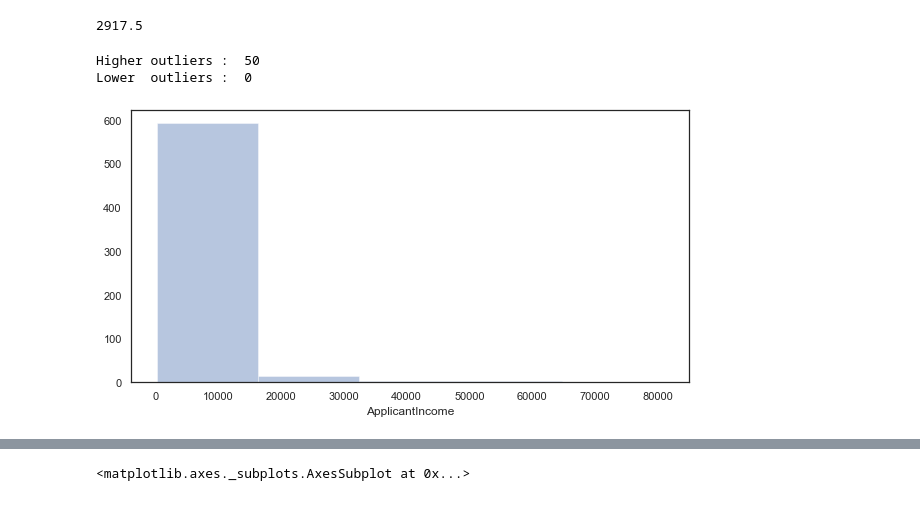
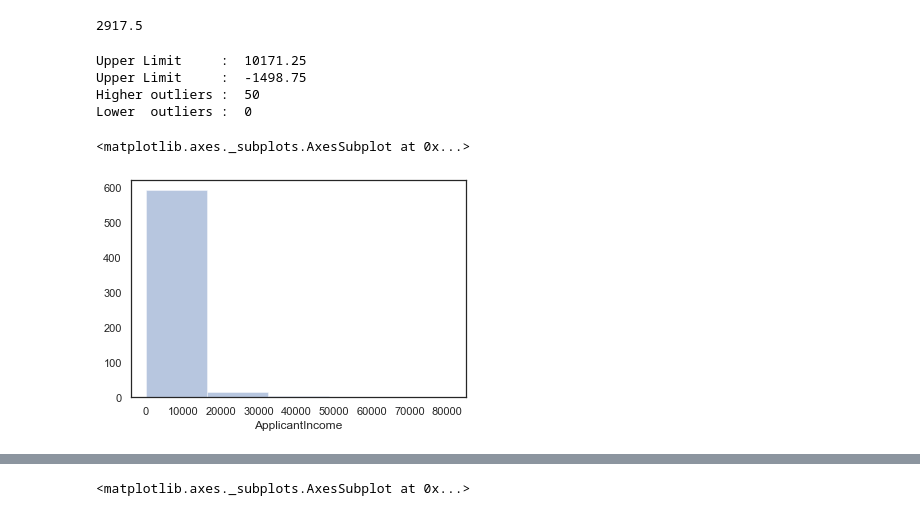
Before and after one commit to srikanthpragada/DS_01_OCT_2019, a Jupyter notebook: loan/loan_prediction.ipynb, the cells around one changed output, grey strips where cells are left out. Saved outputs shown, nothing was run; the diff lists cells and outputs as text; code cells hidden in the pictures.

```diff
--- a/loan/loan_prediction.ipynb
+++ b/loan/loan_prediction.ipynb
@@ -250,13 +232,18 @@ iqr
 # %% [output]
 2917.5
 # %%
+print("Upper Limit     : ", (q3 + 1.5 * iqr))
+print("Lower Limit     : ", (q1 - 1.5 * iqr))
 print("Higher outliers : ", (app_income > (q3 + 1.5 * iqr)).sum())
 print("Lower  outliers : ", (app_income < (q1 - 1.5 * iqr)).sum())
 # %% [output]
+Upper Limit     :  10171.25
+Upper Limit     :  -1498.75
 Higher outliers :  50
 Lower  outliers :  0
 # %%
-sns.distplot(train["ApplicantIncome"],bins=5,kde=False)
-plt.gcf().set_size_inches(10,5)
+sns.distplot(train["ApplicantIncome"],bins=5,kde=False)    # Histogram
+# plt.gcf().set_size_inches(10,5)
 # %% [output]
+<matplotlib.axes._subplots.AxesSubplot at 0x...>
-[figure, old version]
+[figure, new version]
```
Also changed, not shown: parts of 9 cells of this notebook, 3 other files.
